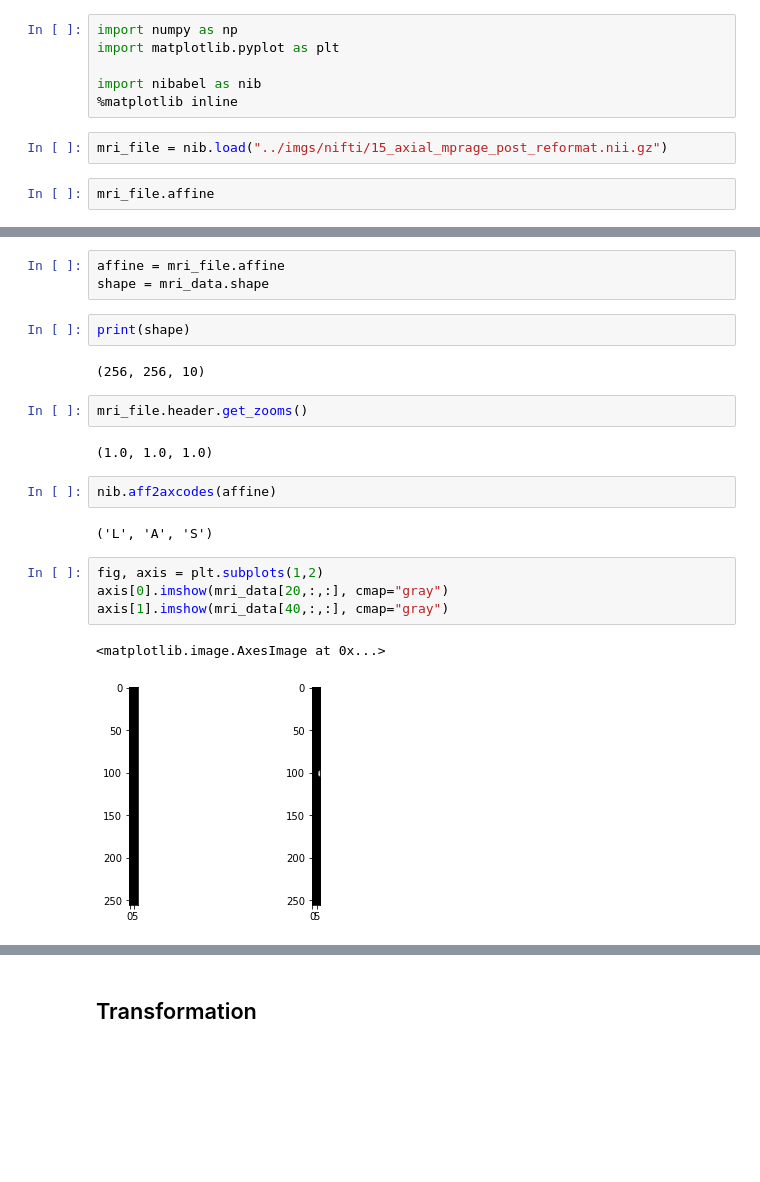
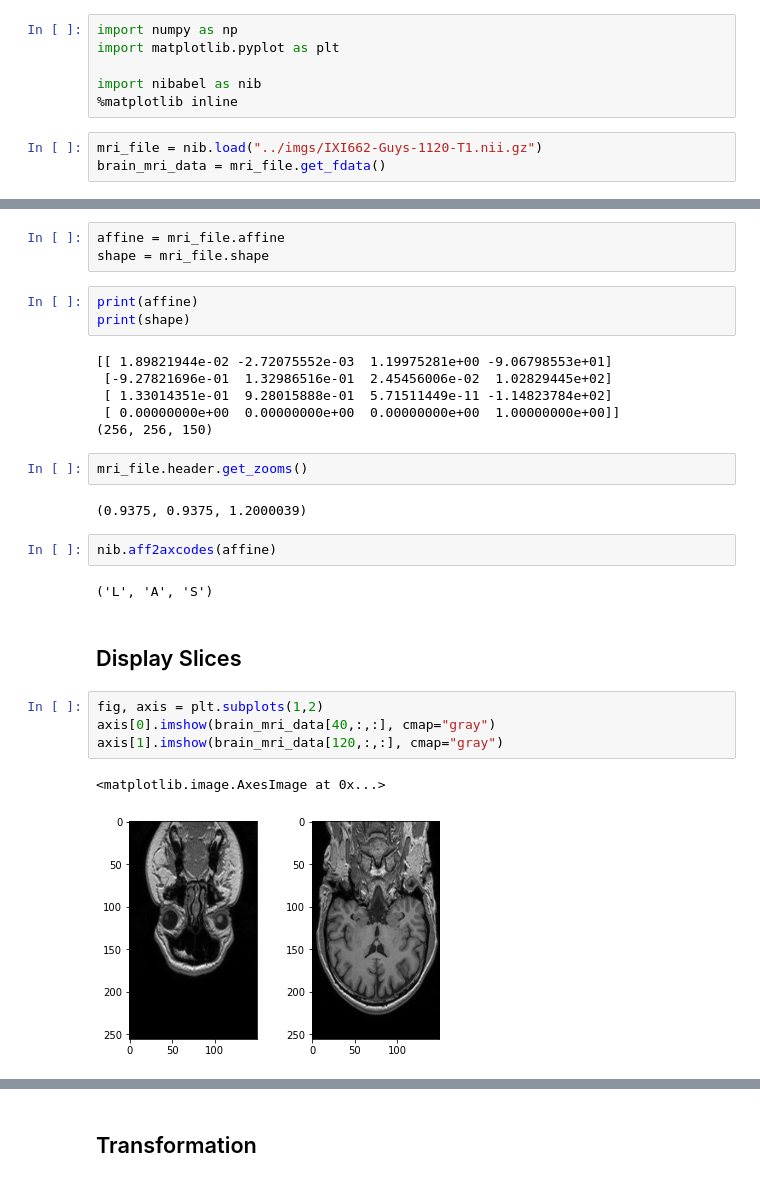
Before and after one commit to Zahed-Golabi/Medical-Imaging, a Jupyter notebook: 02- Preprocessing/Preprocessing.ipynb, the cells around one changed output, grey strips where cells are left out. Saved outputs shown, nothing was run; the diff lists cells and outputs as text; blank space fills up the shorter version.

Commit message:
load and display slices nifti

```diff
--- a/02- Preprocessing/Preprocessing.ipynb
+++ b/02- Preprocessing/Preprocessing.ipynb
@@ -6,7 +6,6 @@ import matplotlib.pyplot as plt
 
 import nibabel as nib
 %matplotlib inline
-# %%
-mri_file = nib.load("../imgs/nifti/15_axial_mprage_post_reformat.nii.gz")
 # %%
-mri_file.affine
+mri_file = nib.load("../imgs/IXI662-Guys-1120-T1.nii.gz")
+brain_mri_data = mri_file.get_fdata()
@@ -24,22 +12,29 @@ mri_data = mri_file.get_fdata()
 # %%
 affine = mri_file.affine
-shape = mri_data.shape
+shape = mri_file.shape
 # %%
+print(affine)
 print(shape)
 # %% [output]
-(256, 256, 10)
+[[ 1.89821944e-02 -2.72075552e-03  1.19975281e+00 -9.06798553e+01]
+ [-9.27821696e-01  1.32986516e-01  2.45456006e-02  1.02829445e+02]
+ [ 1.33014351e-01  9.28015888e-01  5.71511449e-11 -1.14823784e+02]
+ [ 0.00000000e+00  0.00000000e+00  0.00000000e+00  1.00000000e+00]]
+(256, 256, 150)
 # %%
 mri_file.header.get_zooms()
 # %% [output]
-(1.0, 1.0, 1.0)
+(0.9375, 0.9375, 1.2000039)
 # %%
 nib.aff2axcodes(affine)
 # %% [output]
 ('L', 'A', 'S')
+# %% [markdown]
+## Display Slices
 # %%
 fig, axis = plt.subplots(1,2)
-axis[0].imshow(mri_data[20,:,:], cmap="gray")
-axis[1].imshow(mri_data[40,:,:], cmap="gray")
+axis[0].imshow(brain_mri_data[40,:,:], cmap="gray")
+axis[1].imshow(brain_mri_data[120,:,:], cmap="gray")
 # %% [output]
 <matplotlib.image.AxesImage at 0x...>
-[figure, old version]
+[figure, new version]
```
Also changed, not shown: parts of 5 cells of this notebook.
